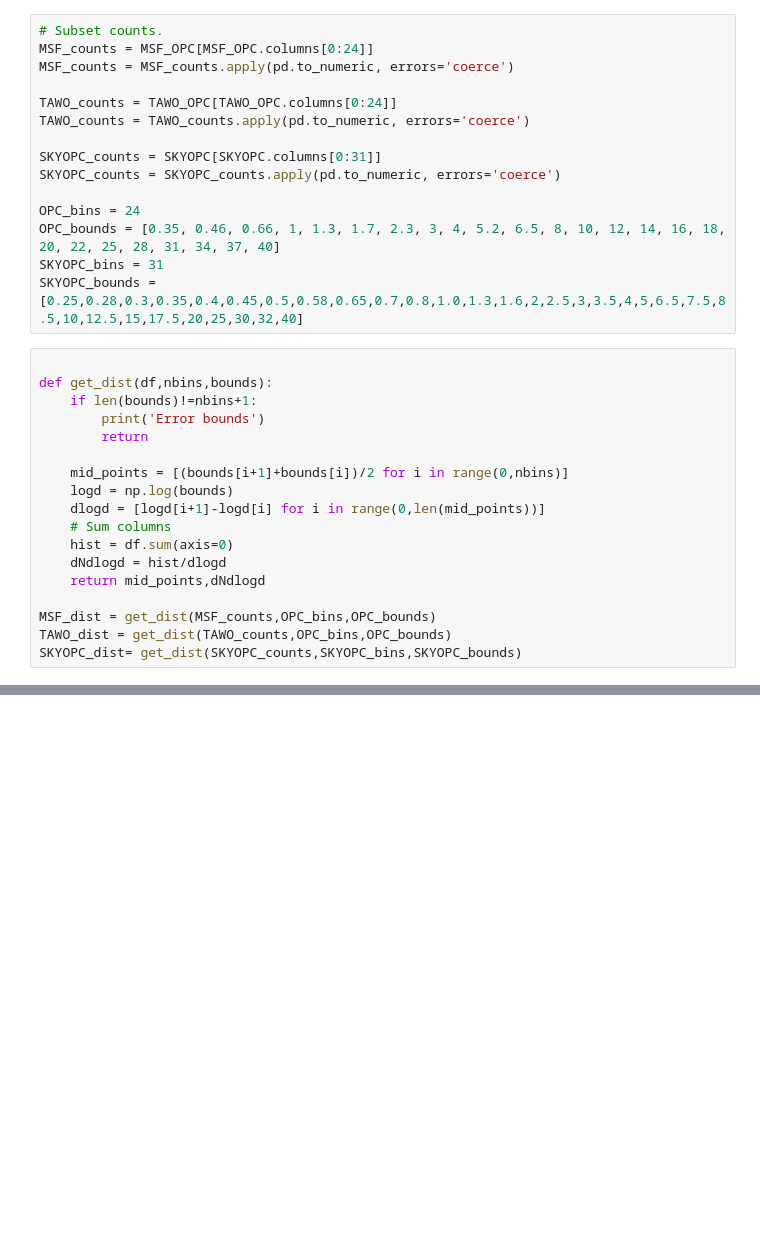
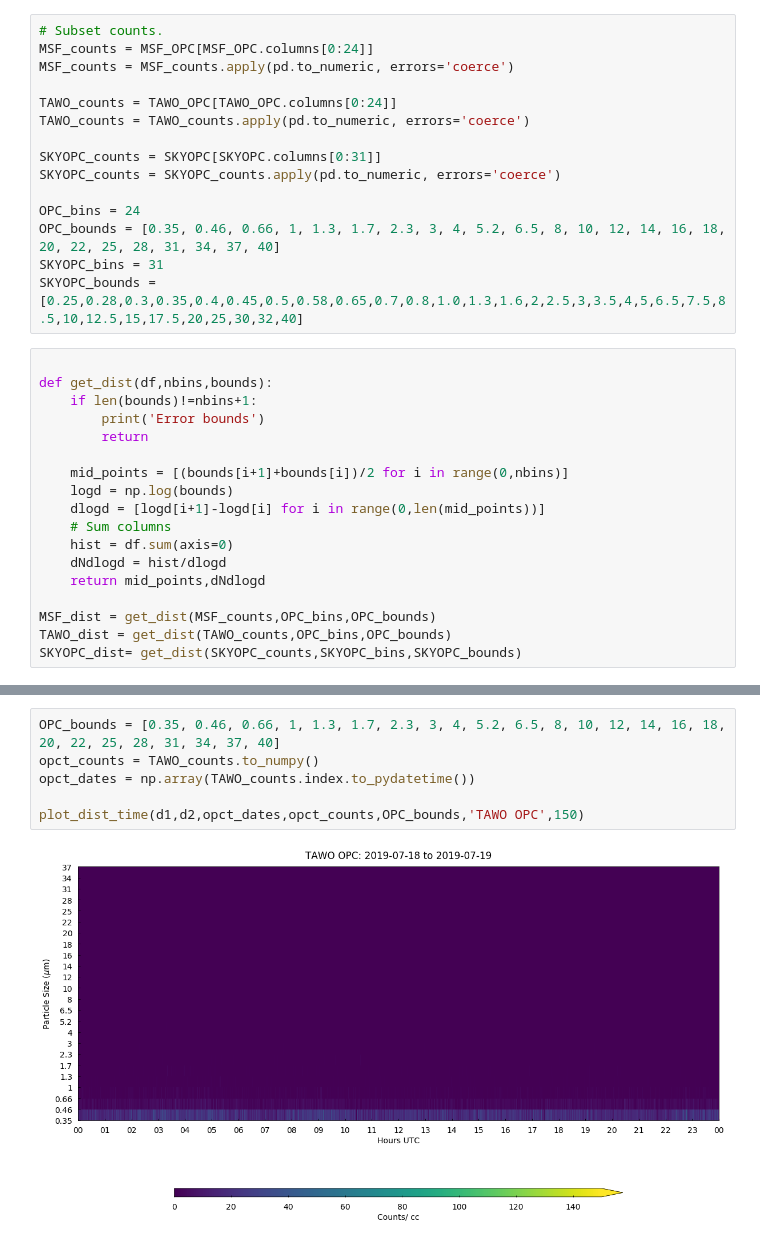
Before and after one commit to heatherguy/ICECAPS-ACE, a Jupyter notebook: Working_notebooks/size_distribution.ipynb, the cells around one changed output, grey strips where cells are left out. Cells and saved outputs as stored; diff of their text form; blank space fills up the shorter version.

```diff
--- a/Working_notebooks/size_distribution.ipynb
+++ b/Working_notebooks/size_distribution.ipynb
@@ -420,0 +495,8 @@ fig.tight_layout()
+# %%
+OPC_bounds = [0.35, 0.46, 0.66, 1, 1.3, 1.7, 2.3, 3, 4, 5.2, 6.5, 8, 10, 12, 14, 16, 18, 20, 22, 25, 28, 31, 34, 37, 40]
+opct_counts = TAWO_counts.to_numpy()
+opct_dates = np.array(TAWO_counts.index.to_pydatetime())
+
+plot_dist_time(d1,d2,opct_dates,opct_counts,OPC_bounds,'TAWO OPC',150)
+# %% [output]
+[figure, added]
```
Also changed, not shown: parts of 7 cells of this notebook, 9 other files.
